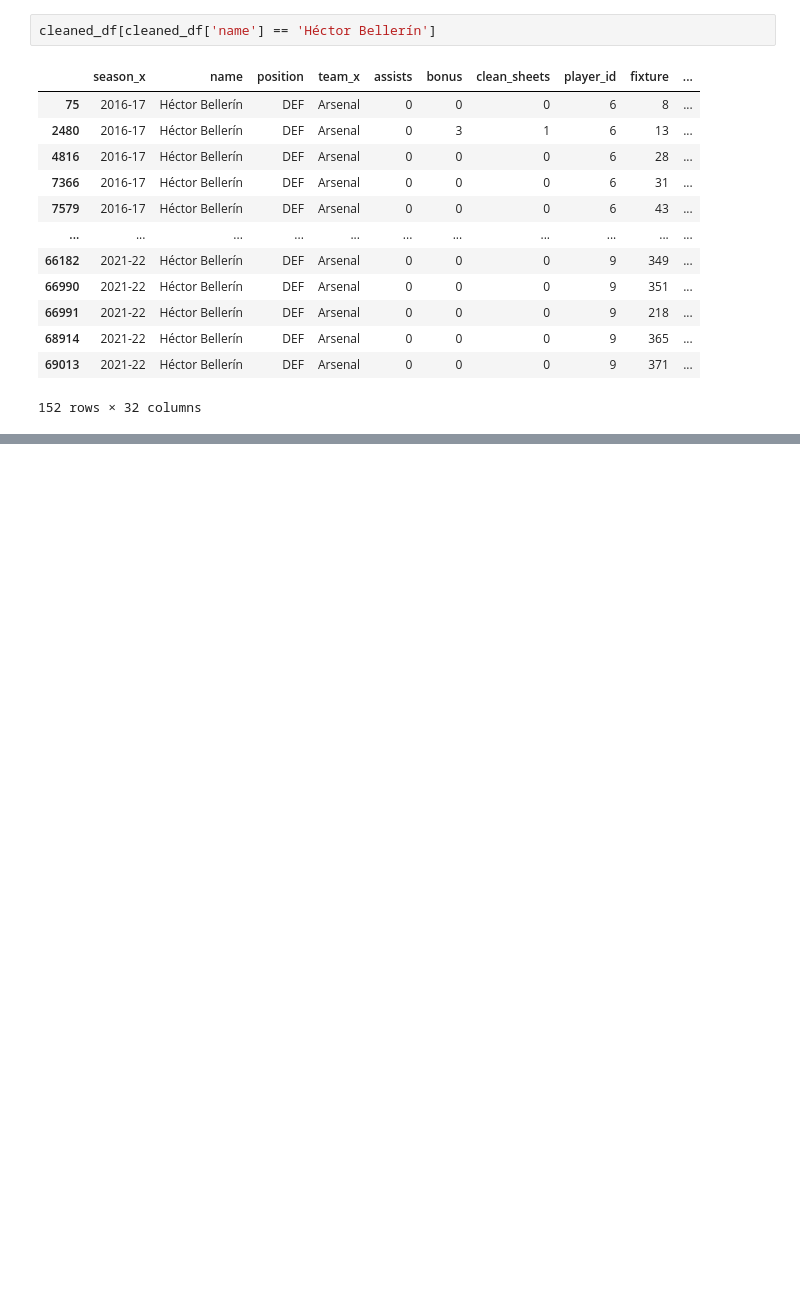
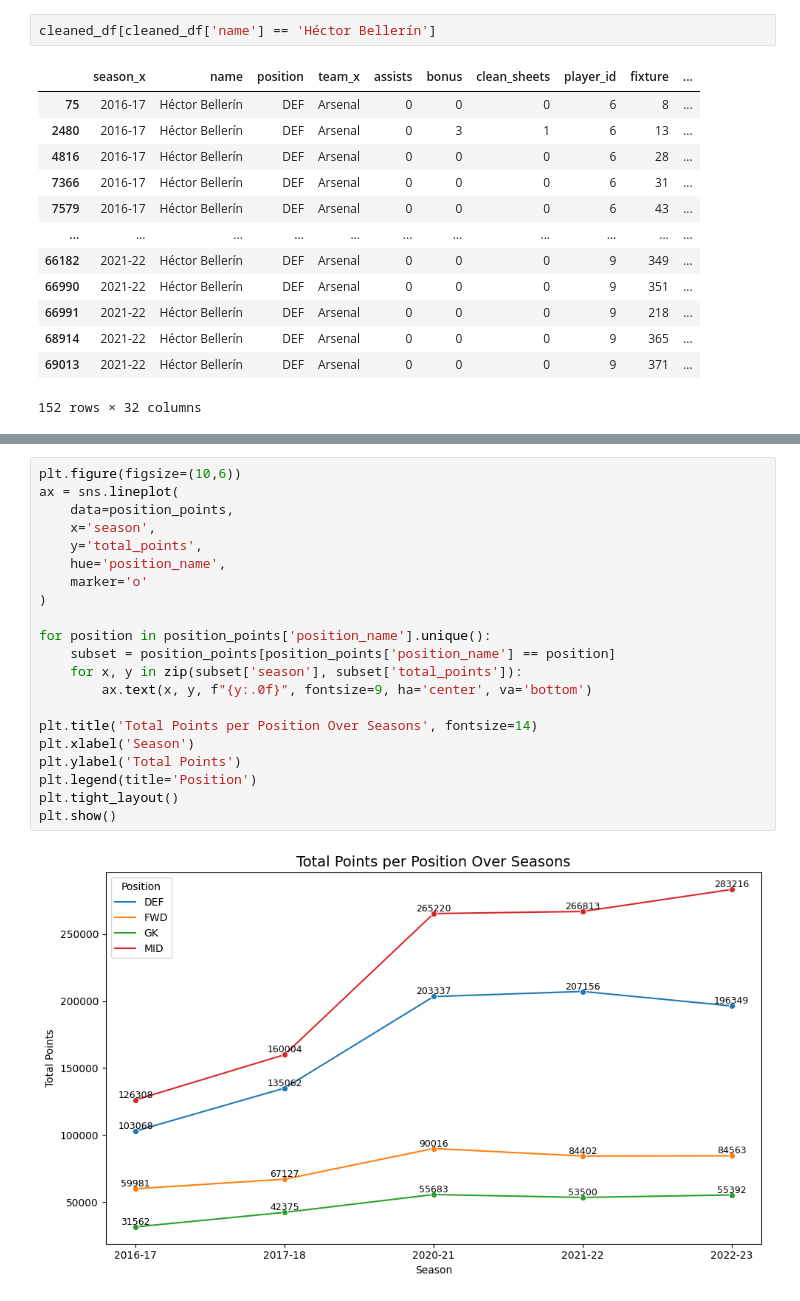
Before and after one commit to Aby293/Fantasy-Premier-League-Companion, a Jupyter notebook: fantasy-pl.ipynb, the cells around one changed output, grey strips where cells are left out. Saved outputs shown, nothing was run; the diff lists cells and outputs as text; blank space fills up the shorter version.

```diff
--- a/fantasy-pl.ipynb
+++ b/fantasy-pl.ipynb
@@ -257,0 +397,23 @@ cleaned_df[cleaned_df['name'] == 'Héctor Bellerín']
+# %%
+plt.figure(figsize=(10,6))
+ax = sns.lineplot(
+    data=position_points,
+    x='season',
+    y='total_points',
+    hue='position_name',
+    marker='o'
+)
+
+for position in position_points['position_name'].unique():
+    subset = position_points[position_points['position_name'] == position]
+    for x, y in zip(subset['season'], subset['total_points']):
+        ax.text(x, y, f"{y:.0f}", fontsize=9, ha='center', va='bottom')
+
+plt.title('Total Points per Position Over Seasons', fontsize=14)
+plt.xlabel('Season')
+plt.ylabel('Total Points')
+plt.legend(title='Position')
+plt.tight_layout()
+plt.show()
+# %% [output]
+[figure, added]
```
Also changed, not shown: parts of 28 cells of this notebook.
